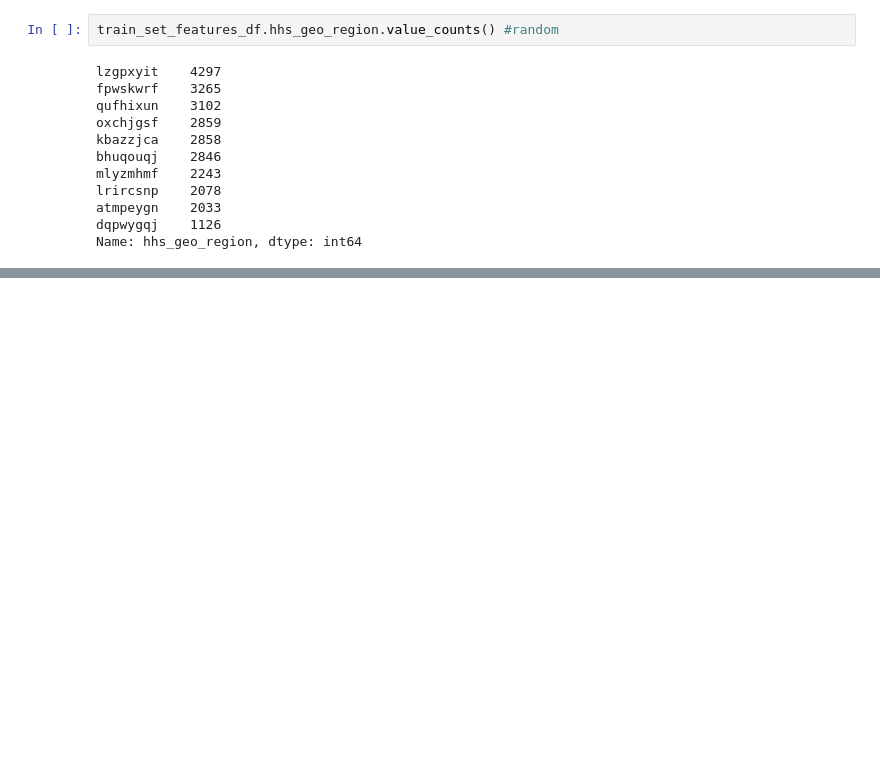
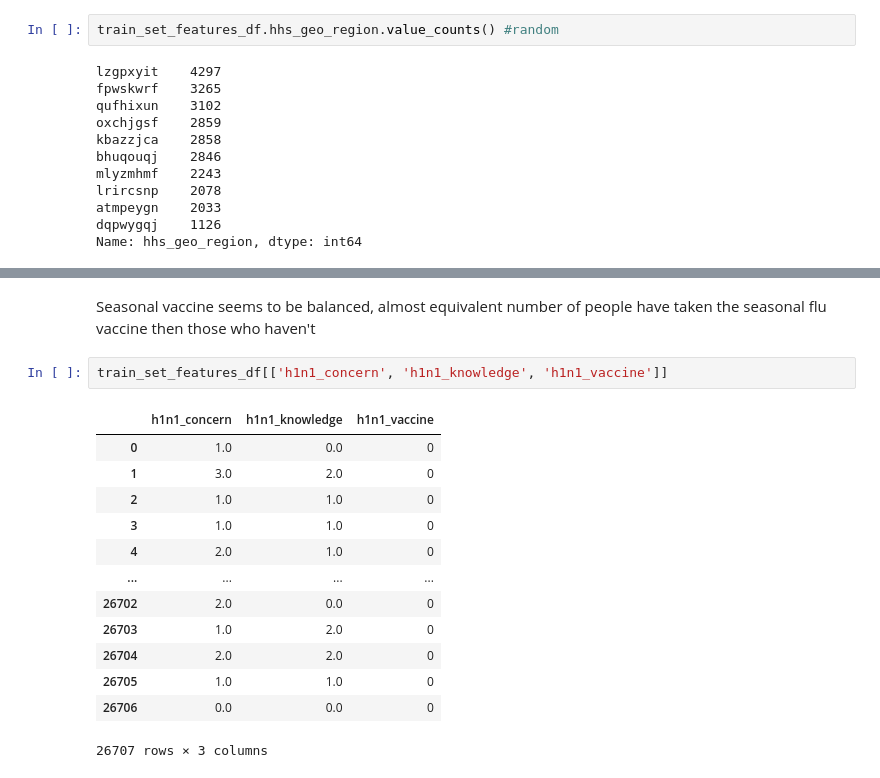
Before and after one commit to prithviraj-maurya/Flu-Shot-Learning-ML, a Jupyter notebook: Project-flu-vaccine-eda.ipynb, the cells around one changed output, grey strips where cells are left out. Saved outputs shown, nothing was run; the diff lists cells and outputs as text; blank space fills up the shorter version.

```diff
--- a/Project-flu-vaccine-eda.ipynb
+++ b/Project-flu-vaccine-eda.ipynb
@@ -509,0 +561,18 @@ Name: hhs_geo_region, dtype: int64
+# %% [markdown]
+Seasonal vaccine seems to be balanced, almost equivalent number of people have taken the seasonal flu vaccine then those who haven't
+# %%
+train_set_features_df[['h1n1_concern', 'h1n1_knowledge', 'h1n1_vaccine']]
+# %% [output]
+|  | h1n1_concern | h1n1_knowledge | h1n1_vaccine |
+| 0 | 1.0 | 0.0 | 0 |
+| 1 | 3.0 | 2.0 | 0 |
+| 2 | 1.0 | 1.0 | 0 |
+| 3 | 1.0 | 1.0 | 0 |
+| 4 | 2.0 | 1.0 | 0 |
+| ... | ... | ... | ... |
+| 26702 | 2.0 | 0.0 | 0 |
+| 26703 | 1.0 | 2.0 | 0 |
+| 26704 | 2.0 | 2.0 | 0 |
+| 26705 | 1.0 | 1.0 | 0 |
+| 26706 | 0.0 | 0.0 | 0 |
+26707 rows × 3 columns
```
Also changed, not shown: parts of 13 cells of this notebook, 3 other files.
